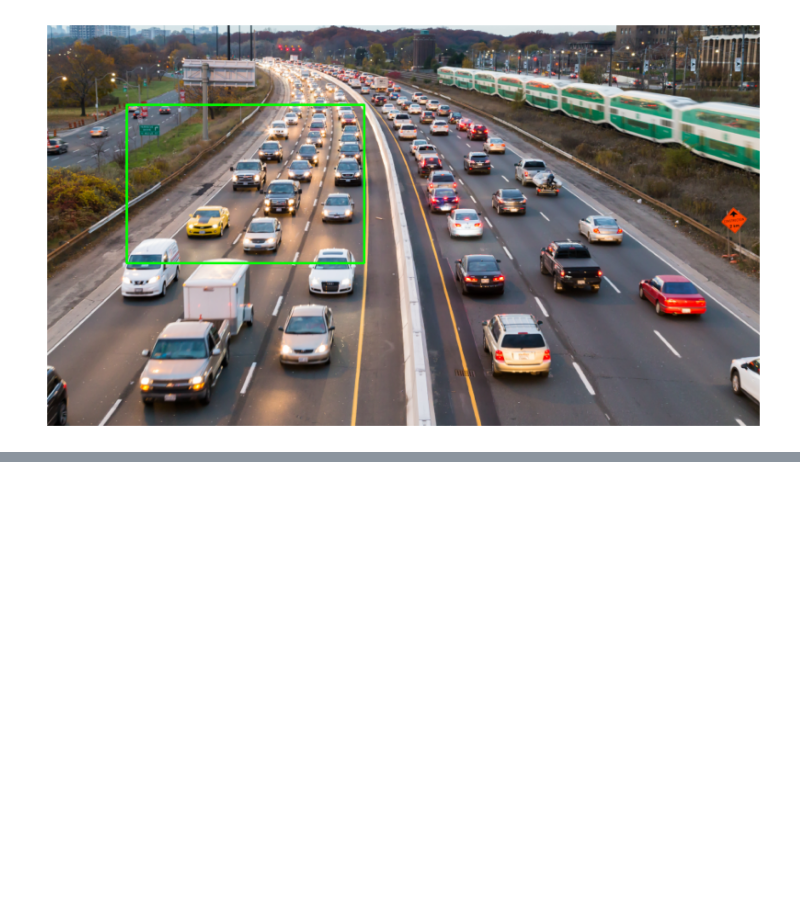
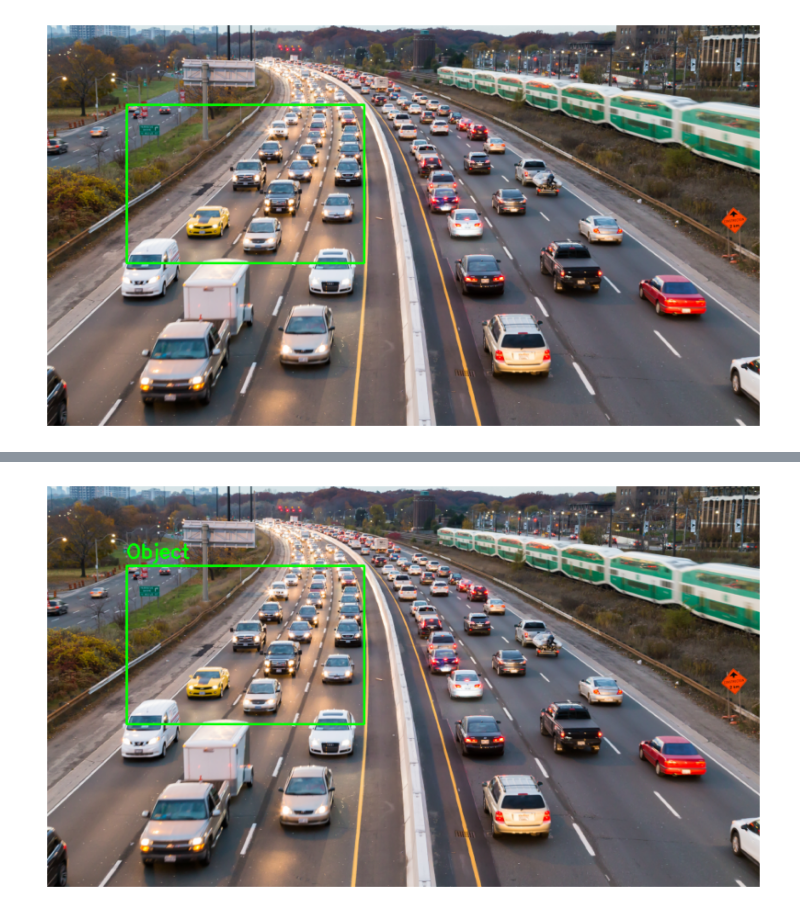
Before and after one commit to drissiOmar98/OpenCV-Learnings, a Jupyter notebook: 04_Drawing_Rectangle.ipynb, the cells around one changed output, grey strips where cells are left out. Drawn from its saved outputs; the diff is of its cells as text; code cells hidden in the pictures; blank space fills up the shorter version.

Commit message:
feat: Add text annotation capability to image manipulation notebook

```diff
--- a/04_Drawing_Rectangle.ipynb
+++ b/04_Drawing_Rectangle.ipynb
@@ -63,0 +97,19 @@ show_bgr(img_rect)
+# %%
+# Add this after your rectangle drawing code
+img_rect = resized.copy()
+cv2.rectangle(img_rect, pt1, pt2, (0, 255, 0), thickness=2)
+
+# TEXT ANNOTATION
+text = "Object"  # Your label text
+text_position = (pt1[0], pt1[1] - 10)  # 10px above rectangle
+font = cv2.FONT_HERSHEY_SIMPLEX
+font_scale = 0.8
+text_color = (0, 255, 0)  # Green (BGR format)
+text_thickness = 2
+
+cv2.putText(img_rect, text, text_position, font,
+            font_scale, text_color, text_thickness)
+
+show_bgr(img_rect)
+# %% [output]
+[figure, added]
```
Also changed, not shown: parts of 2 cells of this notebook.
